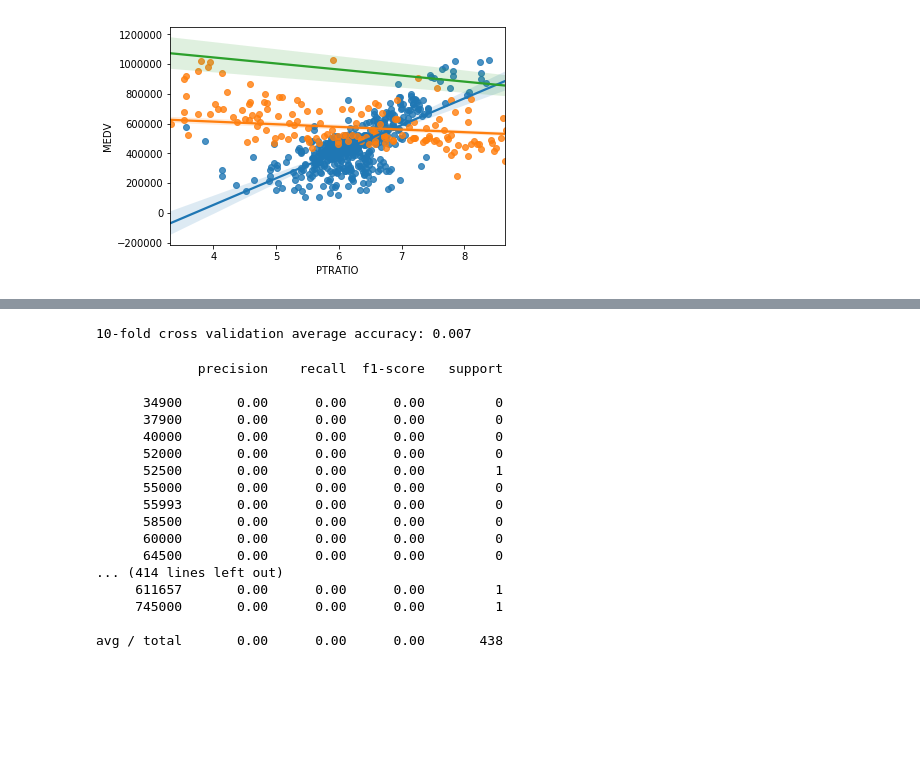
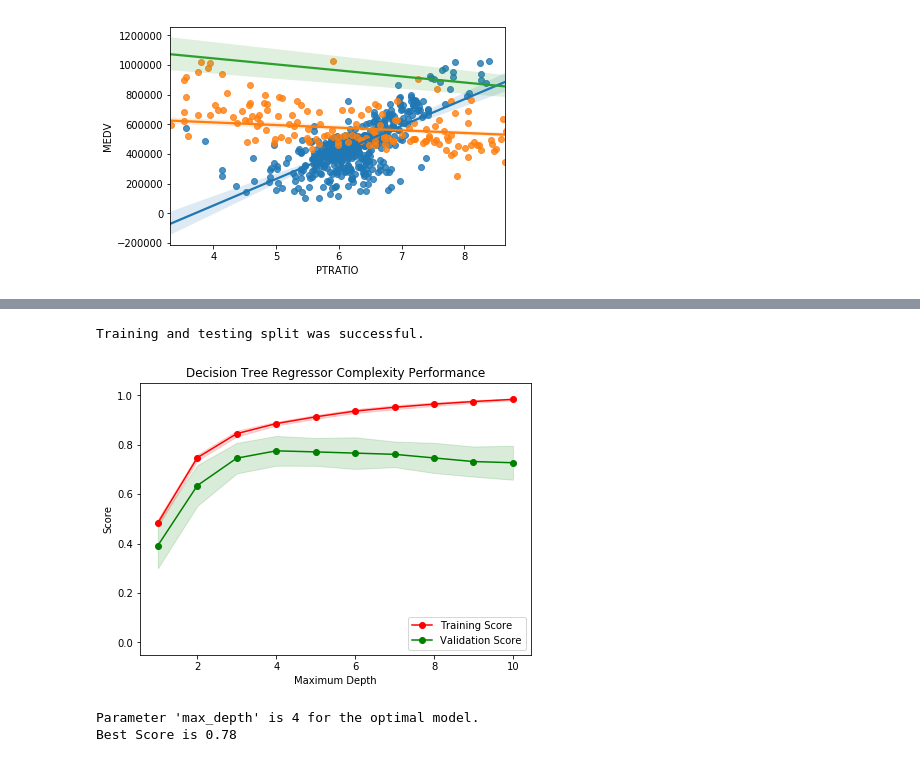
Before and after one commit to AbhijeetKhandelwal/Machine-Learning, a Jupyter notebook: Home_Prediction.ipynb, the cells around one changed output, grey strips where cells are left out. Cells and saved outputs as stored; diff of their text form; code cells hidden in the pictures; blank space fills up the shorter version.

```diff
--- a/Home_Prediction.ipynb
+++ b/Home_Prediction.ipynb
@@ -274,31 +150,0 @@ Random Forest Accuracy: 0.000
-# %%
-from sklearn import model_selection
-from sklearn.model_selection import cross_val_score
-kfold = model_selection.KFold(n_splits=10, random_state=7)
-modelCV = RandomForestClassifier()
-scoring = 'accuracy'
-results = model_selection.cross_val_score(modelCV, X_train, y_train, cv=kfold, scoring=scoring)
-print("10-fold cross validation average accuracy: %.3f" % (results.mean()))
-# %% [output]
-10-fold cross validation average accuracy: 0.007
-# %%
-from sklearn.metrics import classification_report
-print(classification_report(y_test, rf.predict(X_test)))
-# %% [output]
-             precision    recall  f1-score   support
-
-      34900       0.00      0.00      0.00         0
-      37900       0.00      0.00      0.00         0
-      40000       0.00      0.00      0.00         0
-      52000       0.00      0.00      0.00         0
-      52500       0.00      0.00      0.00         1
-      55000       0.00      0.00      0.00         0
-      55993       0.00      0.00      0.00         0
-      58500       0.00      0.00      0.00         0
-      60000       0.00      0.00      0.00         0
-      64500       0.00      0.00      0.00         0
-... (414 lines left out)
-     611657       0.00      0.00      0.00         1
-     745000       0.00      0.00      0.00         1
-
-avg / total       0.00      0.00      0.00       438
@@ -304,0 +191,22 @@ avg / total       0.00      0.00      0.00       438
+# %%
+# Shuffle and split the data into training and testing subsets
+X_train, X_test, y_train, y_test = train_test_split(feature, target, test_size=0.2, random_state=0)
+
+# Success
+print("Training and testing split was successful.")
+# %% [output]
+Training and testing split was successful.
+# %%
+ModelComplexity(X_train, y_train)
+# %% [output]
+[figure, added]
+# %%
+# Fit the training data to the model using grid search
+reg = fit_model(X_train, y_train)
+
+# Produce the value for 'max_depth'
+print("Parameter 'max_depth' is {} for the optimal model.".format(reg.best_estimator_.get_params()['max_depth']))
+print("Best Score is {:.2f}".format(reg.best_score_))
+# %% [output]
+Parameter 'max_depth' is 4 for the optimal model.
+Best Score is 0.78
```
Also changed, not shown: parts of 22 cells of this notebook.
